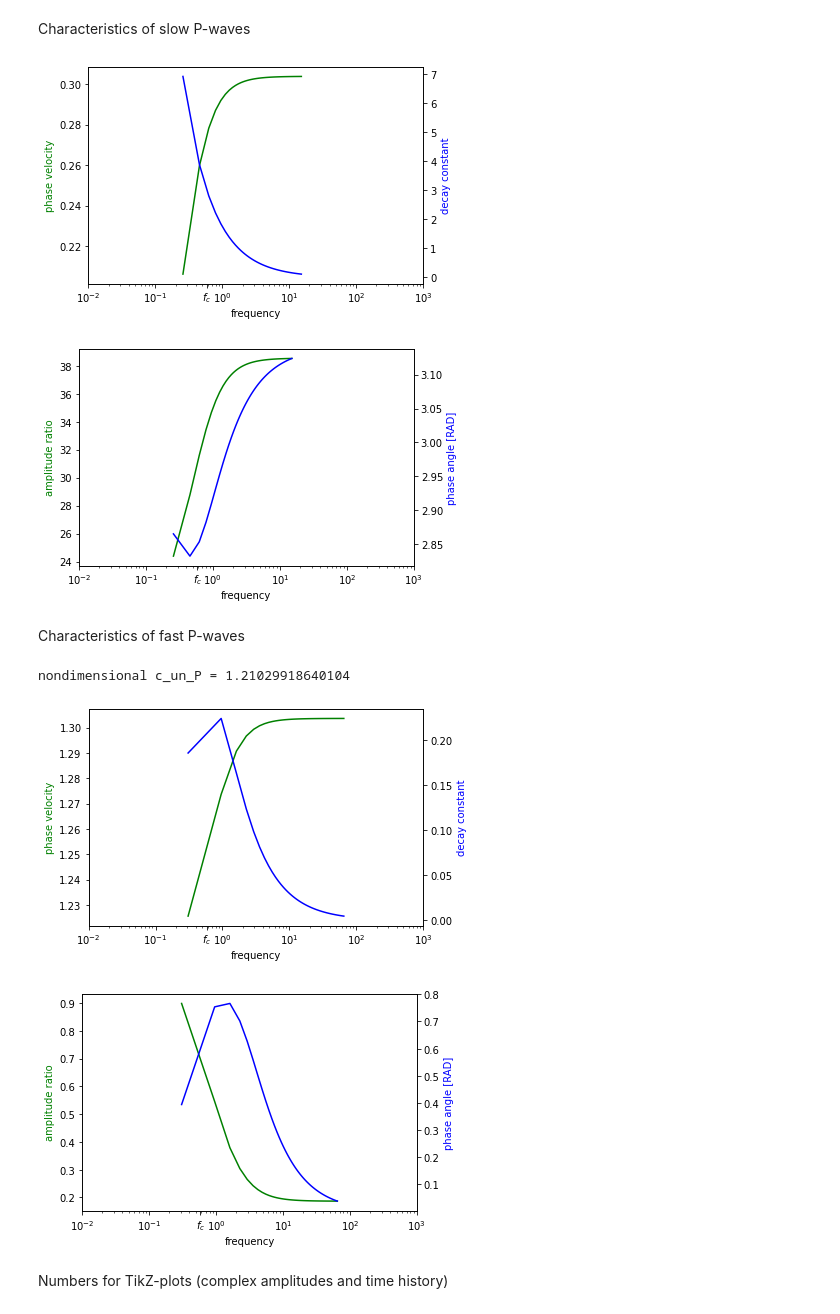
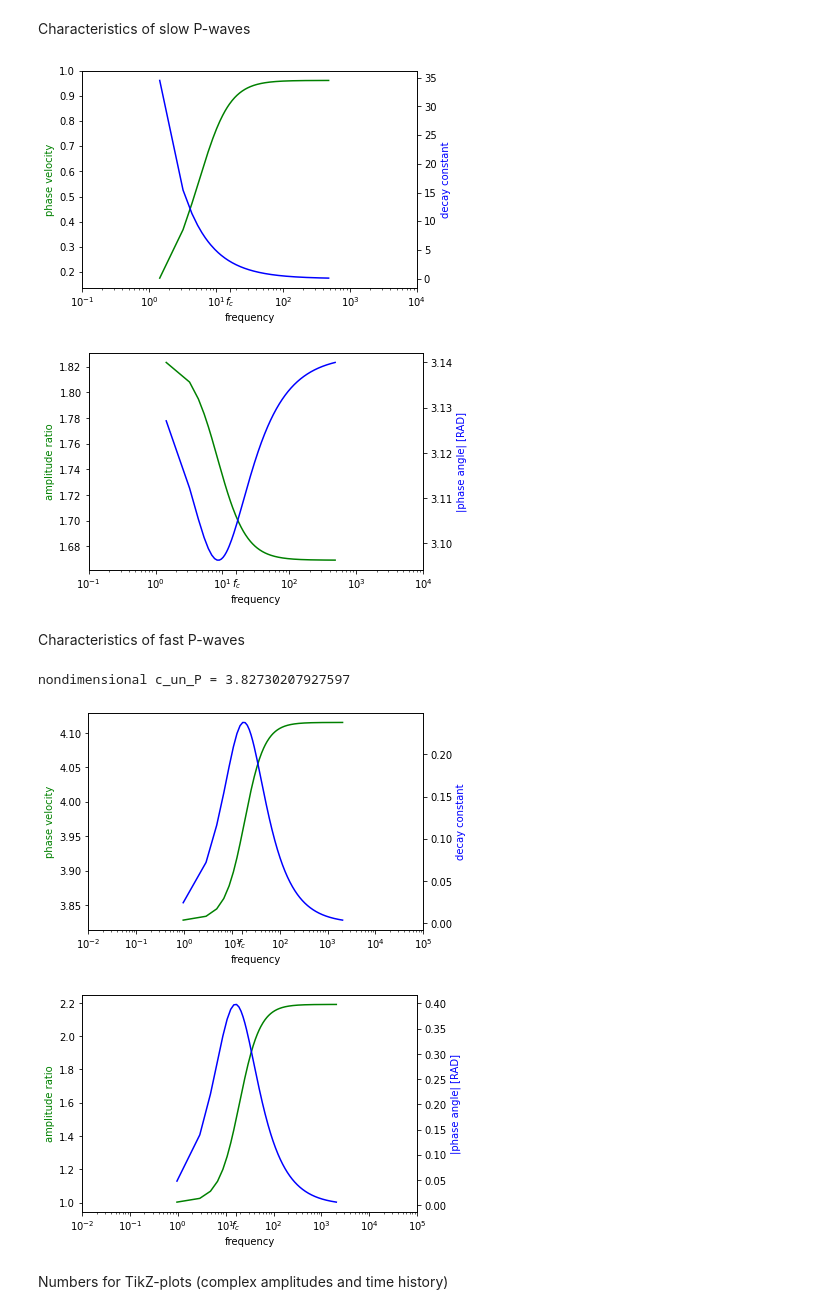
Before and after one commit to nagelt/soil_dynamics, a Jupyter notebook: extra_biot_oscillations.ipynb, the cells around one changed output. Cells and saved outputs as stored; diff of their text form; code cells hidden in the pictures.

```diff
--- a/extra_biot_oscillations.ipynb
+++ b/extra_biot_oscillations.ipynb
@@ -60,7 +60,7 @@ G_num = (1/m_v_num)*(1-2*nu_num)/(2*(1-nu_num))   # shear modulus
 # %% [markdown]
 Bar length, plausible values are some meters
 # %%
-L_num = 4
+L_num = 11    # influences eigenfrequency range, set to center it around f_crit
 # %% [markdown]
 Weight function integrals $I_{ij} = \int_0^1 \tilde{w}_i(x)\tilde{w}_j(x)\,\text{d}x$ as they occur in Galerkin's method.
 # %%
@@ -345,7 +345,7 @@ For the proof, we refer to this characteristic polynomial (S-waves) as a special
 # %% [markdown]
 Characteristics of S-waves (takes some seconds)
 # %%
-Nk = 100
+Nk = 1000
 d = np.zeros(Nk)   # decay constant
 c = np.zeros(Nk)   # phase velocity approximation
 f = np.zeros(Nk)   # frequency
@@ -739,7 +739,7 @@ The dissipation seems most relevant, as it introduces the asymmetry to the chara
 # %% [markdown]
 Find wave characteristics for increasing values of eigenfrequencies (higher modes)
 # %%
-Nk = 100
+Nk = 1000
 # slow P-wave
 d1 = np.zeros(Nk)   # decay constant
 c1 = np.zeros(Nk)   # phase velocity approximation
@@ -831,44 +831,44 @@ ax7.set_xlabel('frequency');
 #ax7.set_ylim([0,2.5])
 ax7.set_xticks(list(ax7.get_xticks()) + [f_critical_num], list(ax7.get_xticklabels()) + ['$f_c$'])   # with extra tick
 ax7.set_ylabel('amplitude ratio', color='g');
-ax8.set_ylabel('phase angle [RAD]', color='b');
+ax8.set_ylabel('|phase angle| [RAD]', color='b');
 #ax8.set_ylim([-1.2,0])
 #tikzplotlib.save("p_wave_slow_eigenvector.tex", axis_height = '\\figH', axis_width = '\\figW')
 # %% [output]
-[figure, old version]
+[figure, new version]
-[figure, old version]
+[figure, new version]
 # %% [markdown]
 Characteristics of fast P-waves
 # %%
 print("nondimensional c_un_P = {}".format(c_un_P_num/c_el_P_num))
 
 fig5, ax9 = plt.subplots();
 ax10 = ax9.twinx();
 ax9.semilogx(f2, c2, 'g');
 ax10.semilogx(f2, np.abs(d2)/f2, 'b');
 #ax9.set_ylim([0,2])
 ax9.set_xlabel('frequency');
 ax9.set_xticks(list(ax9.get_xticks()) + [f_critical_num], list(ax9.get_xticklabels()) + ['$f_c$'])   # with extra tick
 ax9.set_ylabel('phase velocity', color='g');
 ax10.set_ylabel('decay constant', color='b');
 #ax10.set_ylim([0,1.2e-5])
 #tikzplotlib.save("p_wave_fast_eigenvalue.tex", axis_height = '\\figH', axis_width = '\\figW')
 
 fig6, ax11 = plt.subplots();
 ax12 = ax11.twinx();
 #ax11.set_ylim([0,1])
 ax11.semilogx(f2, AR2, 'g');
 ax12.semilogx(f2, phi2, 'b');
 ax11.set_xlabel('frequency');
 #ax12.set_ylim([-1.0,0])
 ax11.set_xticks(list(ax11.get_xticks()) + [f_critical_num], list(ax11.get_xticklabels()) + ['$f_c$'])   # with extra tick
 ax11.set_ylabel('amplitude ratio', color='g');
-ax12.set_ylabel('phase angle [RAD]', color='b');
+ax12.set_ylabel('|phase angle| [RAD]', color='b');
 #tikzplotlib.save("p_wave_fast_eigenvector.tex", axis_height = '\\figH', axis_width = '\\figW')
 # %% [output]
-nondimensional c_un_P = 1.21029918640104
+nondimensional c_un_P = 3.82730207927597
-[figure, old version]
+[figure, new version]
-[figure, old version]
+[figure, new version]
 # %% [markdown]
 Numbers for TikZ-plots (complex amplitudes and time history)
 # %%
```
Also changed, not shown: parts of 25 cells of this notebook.
